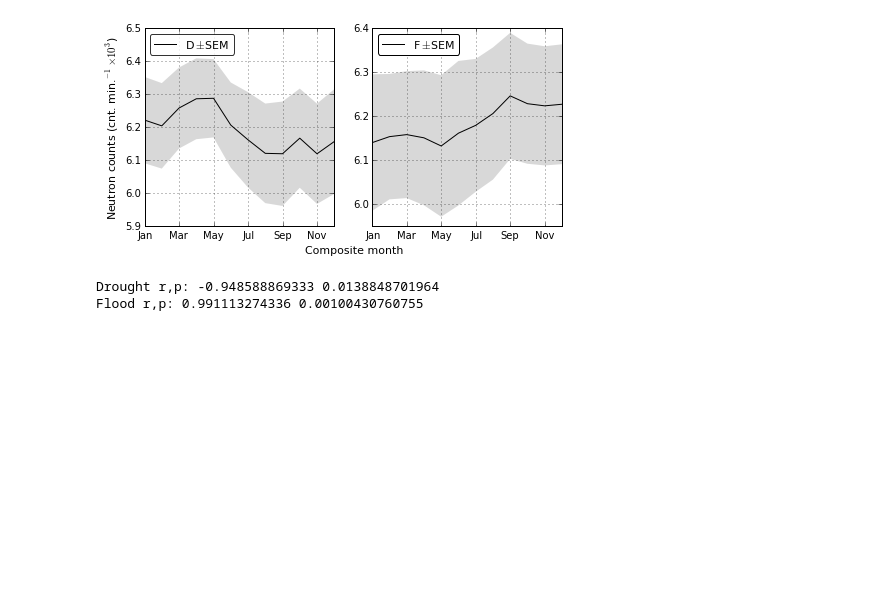
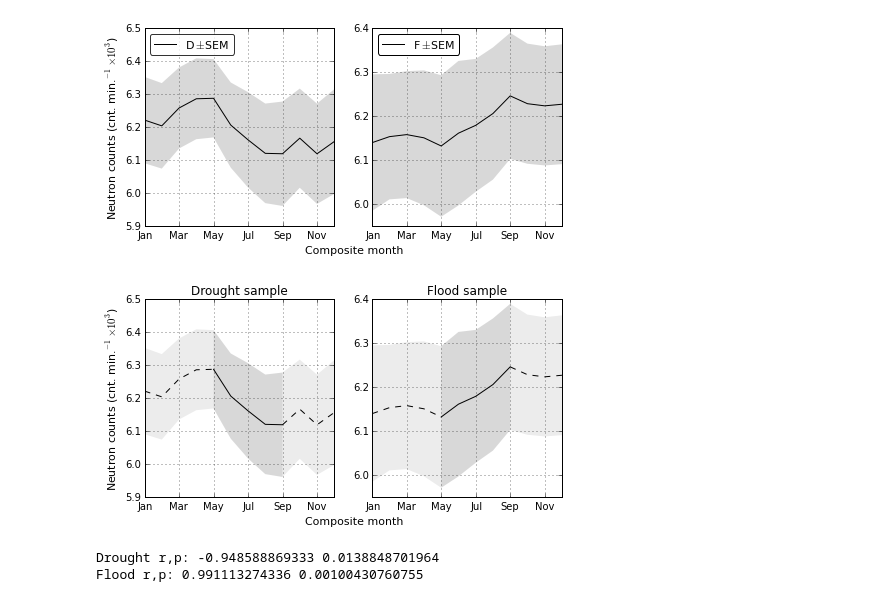
Before and after one commit to benlaken/Nbks, a Jupyter notebook: Monsoon_analysis.ipynb, the cells around one changed output. Drawn from its saved outputs; the diff is of its cells as text; code cells hidden in the pictures; blank space fills up the shorter version.

Commit message:
plot update

```diff
--- a/Monsoon_analysis.ipynb
+++ b/Monsoon_analysis.ipynb
@@ -213,6 +213,76 @@ plt.show(my_comps)
 my_comps.savefig('Composite_samples.pdf',dpi=300)
 # %% [output]
 [figure]
+# %%
+# Same plot as above, only this time, I want to emphasise the May to September period of BA14,
+# without removing the rest of the data (which is also useful for people to see...)
+# Need diffrent line properties at diffrent periods...
+
+#mrange = arange(0,12)
+#xlabs =['Jan','Mar','May','Jul','Sep','Nov']
+
+# Plot time series
+my_comps2 = plt.figure()
+my_comps2.set_size_inches(7.48,3.54)         # Specify the output size
+
+big_ax = my_comps2.add_subplot(111)
+big_ax.set_axis_bgcolor('none')
+big_ax.tick_params(labelcolor='none', top='off', bottom='off', left='off', right='off')
+big_ax.set_frame_on(False)
+big_ax.set_ylabel(r"Neutron counts (cnt. min.$^{-1} \times10^{3}$)", fontsize=11)
+big_ax.set_xlabel(r"Composite month", fontsize=11)
+
+ax1 = my_comps2.add_subplot(121)        # Add an axis frame object to the plot (i.e. a pannel)
+ax2 = my_comps2.add_subplot(122)
+
+ax1.plot(mrange[0:5],d_means[0:5],'k--')  # Line for Jan to May months
+ax1.plot(mrange[4:9],d_means[4:9],'k-')  # Line for May to Sep months
+ax1.plot(mrange[8:],d_means[8:],'k--')  # Line for Sep to Dec months
+
+# Fill for Jan to May months
+ax1.fill_between(mrange[0:5],(d_means[0:5]-d_errors[0:5]),(d_means[0:5] +
+                                        d_errors[0:5]),color='gray',linewidth=0,alpha=0.15)
+
+# Fill for May to Sep months
+ax1.fill_between(mrange[4:9],(d_means[4:9]-d_errors[4:9]),(d_means[4:9] +
+                                        d_errors[4:9]),color='gray',linewidth=0,alpha=0.3)
+
+# Fill for Sep to Dec months
+ax1.fill_between(mrange[8:],(d_means[8:]-d_errors[8:]),(d_means[8:] +
+                                        d_errors[8:]),color='gray',linewidth=0,alpha=0.15)
+
+ax1.set_xticklabels(xlabs)
+ax1.set_xlim(0,11)
+
+
+ax2.set_xlim(0,11)
+ax2.set_xticklabels(xlabs)
+
+ax2.plot(mrange[0:5],f_means[0:5],'k--')  # Line for Jan to May months
+ax2.plot(mrange[4:9],f_means[4:9],'k-')   # Line for May to Sep months
+ax2.plot(mrange[8:],f_means[8:],'k--')    # Line for Sep to Dec months
+
+# Fill for Jan to May months
+ax2.fill_between(mrange[0:5],(f_means[0:5]-f_errors[0:5]),(f_means[0:5] +
+                                        f_errors[0:5]),color='gray',linewidth=0,alpha=0.15)
+# Fill for May to Sep months
+ax2.fill_between(mrange[4:9],(f_means[4:9]-f_errors[4:9]),(f_means[4:9] +
+                                        f_errors[4:9]),color='gray',linewidth=0,alpha=0.3)
+# Fill for Sep to Dec months
+ax2.fill_between(mrange[8:],(f_means[8:]-f_errors[8:]),(f_means[8:] +
+                                        f_errors[8:]),color='gray',linewidth=0,alpha=0.15)
+
+
+ax1.set_title('Drought sample')
+ax2.set_title('Flood sample')
+
+ax1.grid(True)
+ax2.grid(True)
+
+plt.show(my_comps2)
+my_comps2.savefig('Composite_samples2.pdf',dpi=300)
+# %% [output]
+[figure, added]
 # %%
 from scipy.stats.stats import pearsonr
 # %%
```
